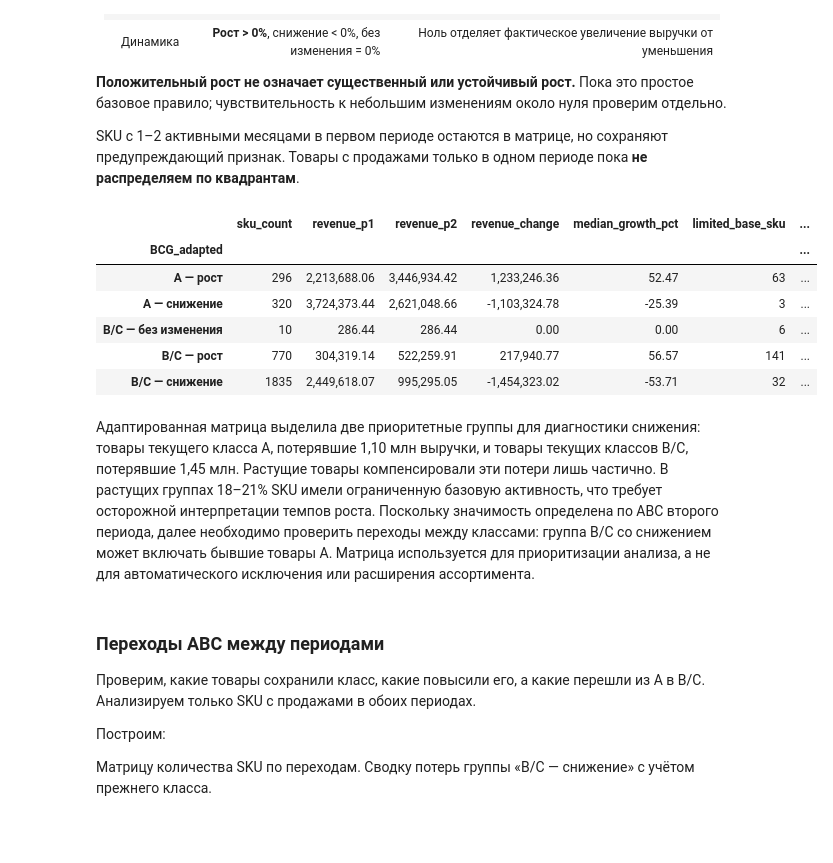
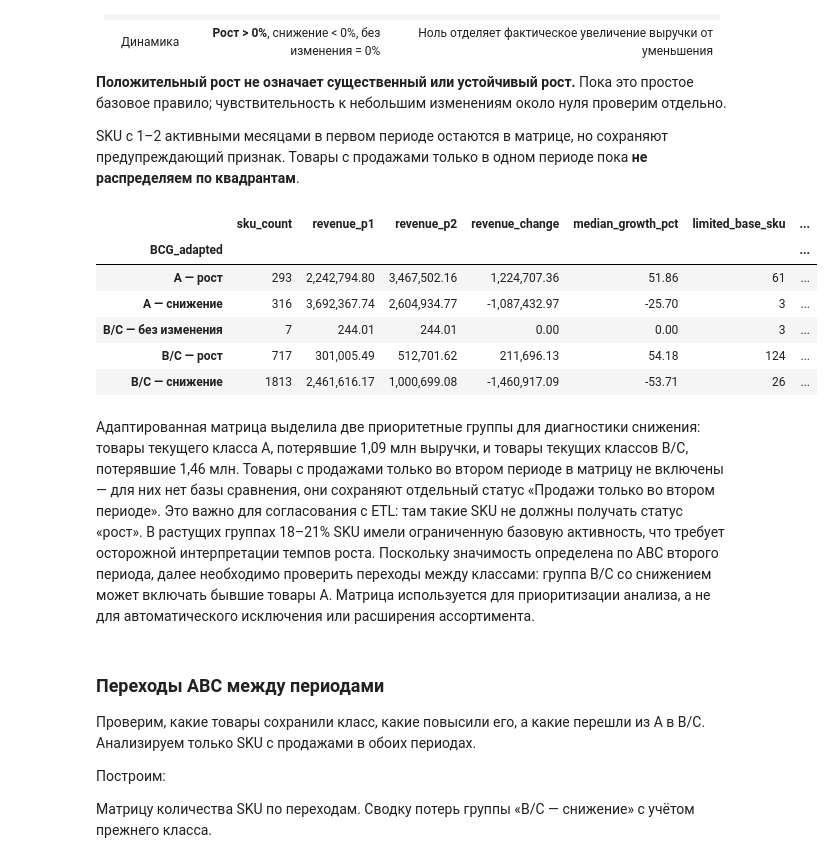
Before and after one commit to Urizen-Data/SKU_navigator, a Jupyter notebook: notebooks/SKU Навигатор.ipynb, the cells around one changed output. Cells and saved outputs as stored; diff of their text form; code cells hidden in the pictures; blank space fills up the shorter version.

```diff
--- a/notebooks/SKU Навигатор.ipynb
+++ b/notebooks/SKU Навигатор.ipynb
@@ -712,6 +712,13 @@ keep = valid_operation & clean["Price"].gt(0) & ~nonproduct
 clean = clean.loc[keep].copy().reset_index(drop=True)
 clean["Amount"] = clean["Quantity"] * clean["Price"]
 
+# Нормализация StockCode — как в ETL (clean.py).
+# Без неё 85123a и 85123A считаются разными SKU:
+# в ноутбуке получается на 170 SKU больше, чем в parquet/PBI.
+clean["StockCode"] = (
+    clean["StockCode"].astype("string").str.strip().str.upper()
+)
+
 # Контроль правил очистки.
 assert clean["Price"].gt(0).all()
 assert clean.loc[~clean["IsCancel"], "Quantity"].gt(0).all()
@@ -2842,7 +2929,9 @@ bcg_common["BCG_adapted"] = np.select(
     ],
     default="Проверить"
 )
-
+# Товары без базы в первом периоде — отдельный статус
+only_p2_mask = growth_audit["sales_history"].eq("Продажи только во втором")
+bcg_common.loc[only_p2_mask, "BCG_adapted"] = "Продажи только во втором"
 assert not bcg_common["BCG_adapted"].eq("Проверить").any()
 
 bcg_summary = (
@@ -2856,40 +2945,40 @@ bcg_summary = (
         limited_base_sku=("limited_base_activity", "sum")
     )
 )
 
 bcg_summary["limited_base_share_pct"] = (
     100 * bcg_summary["limited_base_sku"]
     / bcg_summary["sku_count"]
 )
 
 # Доля от ВСЕЙ выручки второго периода,
 # включая товары с продажами только во втором периоде
 total_revenue_p2 = sku_period.loc[
     sku_period["Period"].eq("2010/11"), "revenue"
 ].sum()
 
 bcg_summary["revenue_p2_share_pct"] = (
     100 * bcg_summary["revenue_p2"] / total_revenue_p2
 )
 
 assert bcg_summary["sku_count"].sum() == len(growth_audit)
 assert np.isclose(
     bcg_summary["revenue_p2"].sum(),
     growth_audit["revenue_p2"].sum()
 )
 
 with pd.option_context("display.max_columns", None):
     display(bcg_summary.round(2))
 # %% [output]
 |  | sku_count | revenue_p1 | revenue_p2 | revenue_change | median_growth_pct | limited_base_sku | ... |
 | BCG_adapted |  |  |  |  |  |  | ... |
-| A — рост | 296 | 2,213,688.06 | 3,446,934.42 | 1,233,246.36 | 52.47 | 63 | ... |
-| A — снижение | 320 | 3,724,373.44 | 2,621,048.66 | -1,103,324.78 | -25.39 | 3 | ... |
-| B/C — без изменения | 10 | 286.44 | 286.44 | 0.00 | 0.00 | 6 | ... |
-| B/C — рост | 770 | 304,319.14 | 522,259.91 | 217,940.77 | 56.57 | 141 | ... |
-| B/C — снижение | 1835 | 2,449,618.07 | 995,295.05 | -1,454,323.02 | -53.71 | 32 | ... |
+| A — рост | 293 | 2,242,794.80 | 3,467,502.16 | 1,224,707.36 | 51.86 | 61 | ... |
+| A — снижение | 316 | 3,692,367.74 | 2,604,934.77 | -1,087,432.97 | -25.70 | 3 | ... |
+| B/C — без изменения | 7 | 244.01 | 244.01 | 0.00 | 0.00 | 3 | ... |
+| B/C — рост | 717 | 301,005.49 | 512,701.62 | 211,696.13 | 54.18 | 124 | ... |
+| B/C — снижение | 1813 | 2,461,616.17 | 1,000,699.08 | -1,460,917.09 | -53.71 | 26 | ... |
 # %% [markdown]
-Адаптированная матрица выделила две приоритетные группы для диагностики снижения: товары текущего класса A, потерявшие 1,10 млн выручки, и товары текущих классов B/C, потерявшие 1,45 млн. Растущие товары компенсировали эти потери лишь частично. В растущих группах 18–21% SKU имели ограниченную базовую активность, что требует осторожной интерпретации темпов роста. Поскольку значимость определена по ABC второго периода, далее необходимо проверить переходы между классами: группа B/C со снижением может включать бывшие товары A. Матрица используется для приоритизации анализа, а не для автоматического исключения или расширения ассортимента.
+Адаптированная матрица выделила две приоритетные группы для диагностики снижения: товары текущего класса A, потерявшие 1,09 млн выручки, и товары текущих классов B/C, потерявшие 1,46 млн. Товары с продажами только во втором периоде в матрицу не включены — для них нет базы сравнения, они сохраняют отдельный статус «Продажи только во втором периоде». Это важно для согласования с ETL: там такие SKU не должны получать статус «рост». В растущих группах 18–21% SKU имели ограниченную базовую активность, что требует осторожной интерпретации темпов роста. Поскольку значимость определена по ABC второго периода, далее необходимо проверить переходы между классами: группа B/C со снижением может включать бывшие товары A. Матрица используется для приоритизации анализа, а не для автоматического исключения или расширения ассортимента.
 # %% [markdown]
 ### Переходы ABC между периодами
 
```
Also changed, not shown: parts of 67 cells of this notebook, 24 other files.
